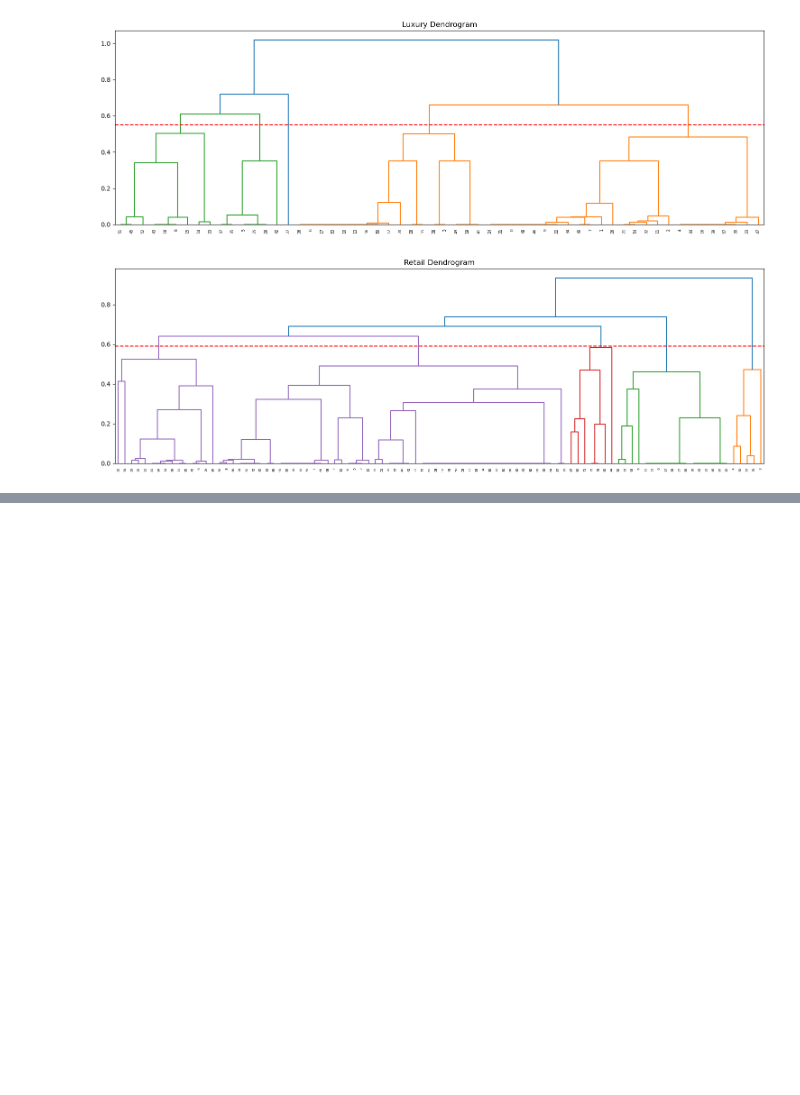
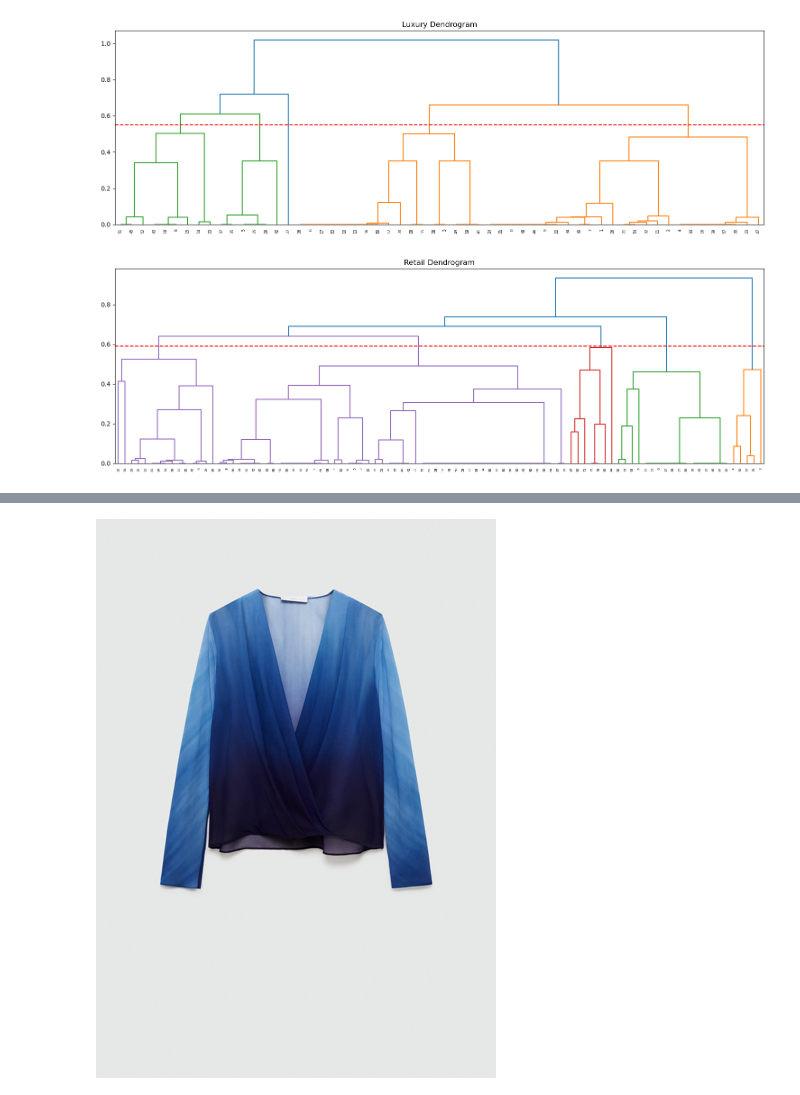
Before and after one commit to JDST10/Fashion, a Jupyter notebook: Analysis/vector_analysis_V2.ipynb, the cells around one changed output, grey strips where cells are left out. Drawn from its saved outputs; the diff is of its cells as text; code cells hidden in the pictures; blank space fills up the shorter version.

```diff
--- a/Analysis/vector_analysis_V2.ipynb
+++ b/Analysis/vector_analysis_V2.ipynb
@@ -580,0 +661,12 @@ clusters_indexes[3]
+# %%
+# 21 45 55
+
+current_prod_id = encoded_retail_df.iloc[45].prod_id
+
+l = df_base64[df_base64.prod_id == current_prod_id]
+i = l.index[0]
+img = l['base64'][i][2]
+
+resize_image(create_image_from_bytes(base64_to_image(img)),400)
+# %% [output]
+[figure, added]
```
Also changed, not shown: parts of 21 cells of this notebook, 5 other files.
